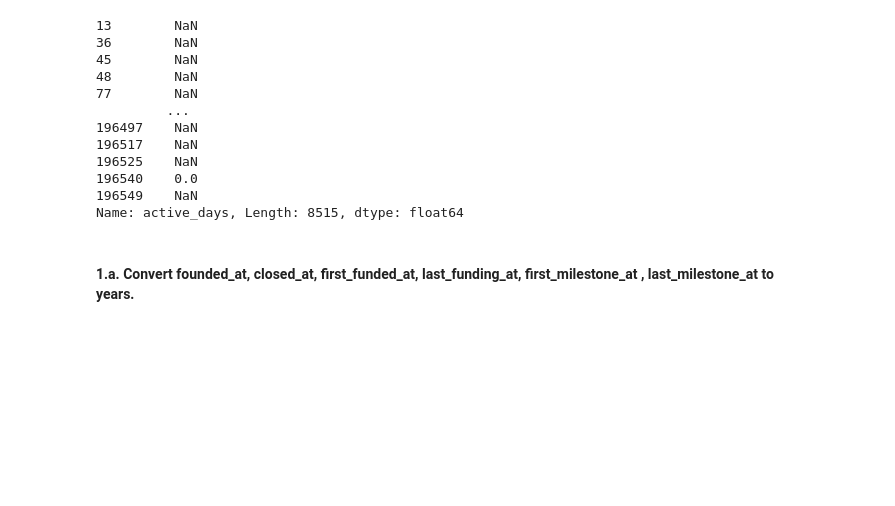
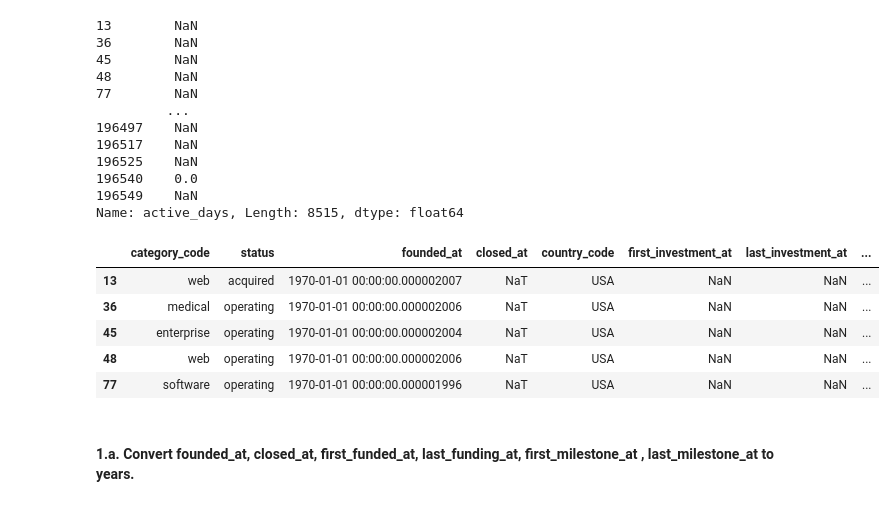
Before and after one commit to girish935/Startup-Data-Preprocessing-Pipeline, a Jupyter notebook: Startup_Data_Preprocessing.ipynb, the cells around one changed output. Saved outputs shown, nothing was run; the diff lists cells and outputs as text; code cells hidden in the pictures; blank space fills up the shorter version.

```diff
--- a/Startup_Data_Preprocessing.ipynb
+++ b/Startup_Data_Preprocessing.ipynb
@@ -290,6 +308,15 @@ print(company['active_days'])
 196540    0.0
 196549    NaN
 Name: active_days, Length: 8515, dtype: float64
+# %%
+company.head()
+# %% [output]
+|  | category_code | status | founded_at | closed_at | country_code | first_investment_at | last_investment_at | ... |
+| 13 | web | acquired | 1970-01-01 00:00:00.000002007 | NaT | USA | NaN | NaN | ... |
+| 36 | medical | operating | 1970-01-01 00:00:00.000002006 | NaT | USA | NaN | NaN | ... |
+| 45 | enterprise | operating | 1970-01-01 00:00:00.000002004 | NaT | USA | NaN | NaN | ... |
+| 48 | web | operating | 1970-01-01 00:00:00.000002006 | NaT | USA | NaN | NaN | ... |
+| 77 | software | operating | 1970-01-01 00:00:00.000001996 | NaT | USA | NaN | NaN | ... |
 # %% [markdown]
 #### 1.a. Convert founded_at, closed_at, first_funded_at, last_funding_at, first_milestone_at , last_milestone_at to years.
 # %%
```
Also changed, not shown: parts of 21 cells of this notebook.
